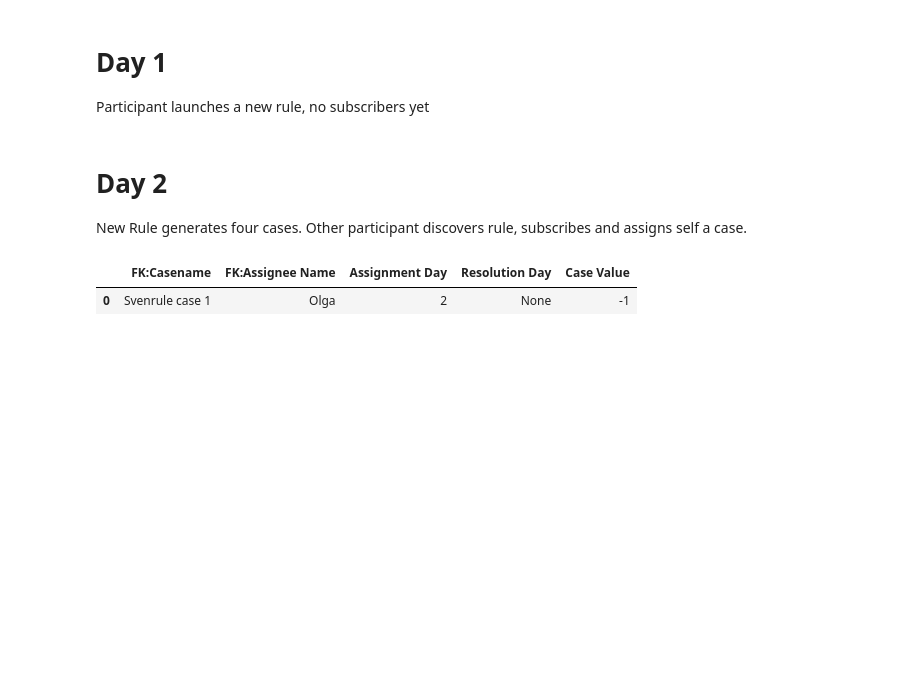
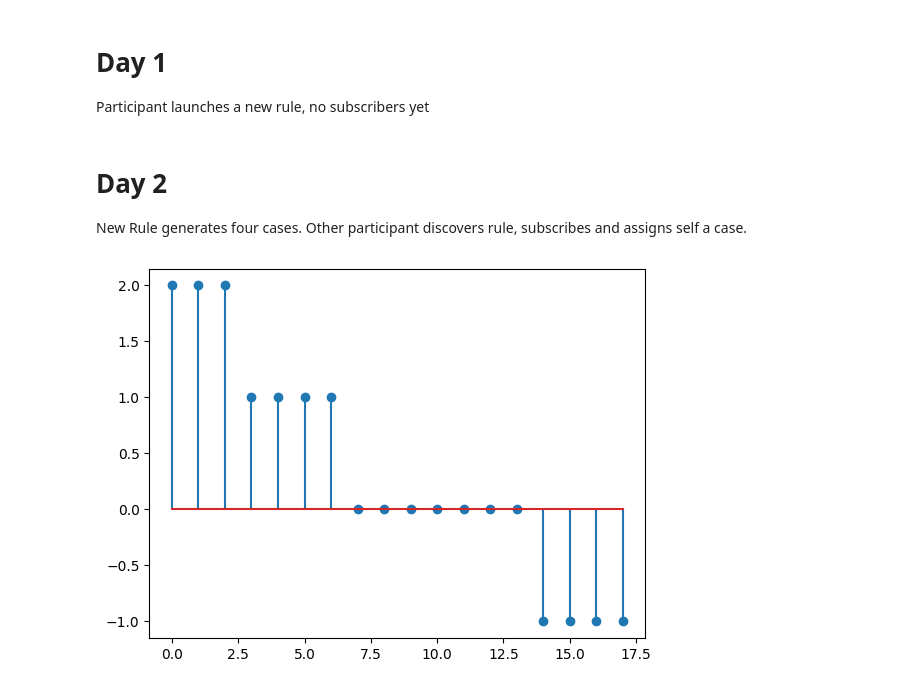
Before and after one commit to janlucasdeinhard/pyfiles, a Jupyter notebook: 16_PROJECT_SHS/DQ Marketplace finished.ipynb, the cells around one changed output. Cells and saved outputs as stored; diff of their text form; code cells hidden in the pictures; blank space fills up the shorter version.

```diff
--- a/16_PROJECT_SHS/DQ Marketplace finished.ipynb
+++ b/16_PROJECT_SHS/DQ Marketplace finished.ipynb
@@ -192,5 +228,0 @@ nextday()
-# %%
-tables[4]
-# %% [output]
-|  | FK:Casename | FK:Assignee Name | Assignment Day | Resolution Day | Case Value |
-| 0 | Svenrule case 1 | Olga | 2 | None | -1 |
@@ -196,0 +233,15 @@ tables[4]
+# %%
+R0 = 2
+Rinf = -3
+Tpenalty = 10
+
+Rr = R0 - Rinf
+kappa = np.exp(-np.log(1-R0/Rr)/Tpenalty)
+
+x = np.arange(0,18,1)
+y = np.round((R0 - Rr*(1 - kappa**(-x))))
+
+plt.stem(x,y)
+plt.show()
+# %% [output]
+[figure, added]
```
Also changed, not shown: parts of 14 cells of this notebook, 8 other files.
